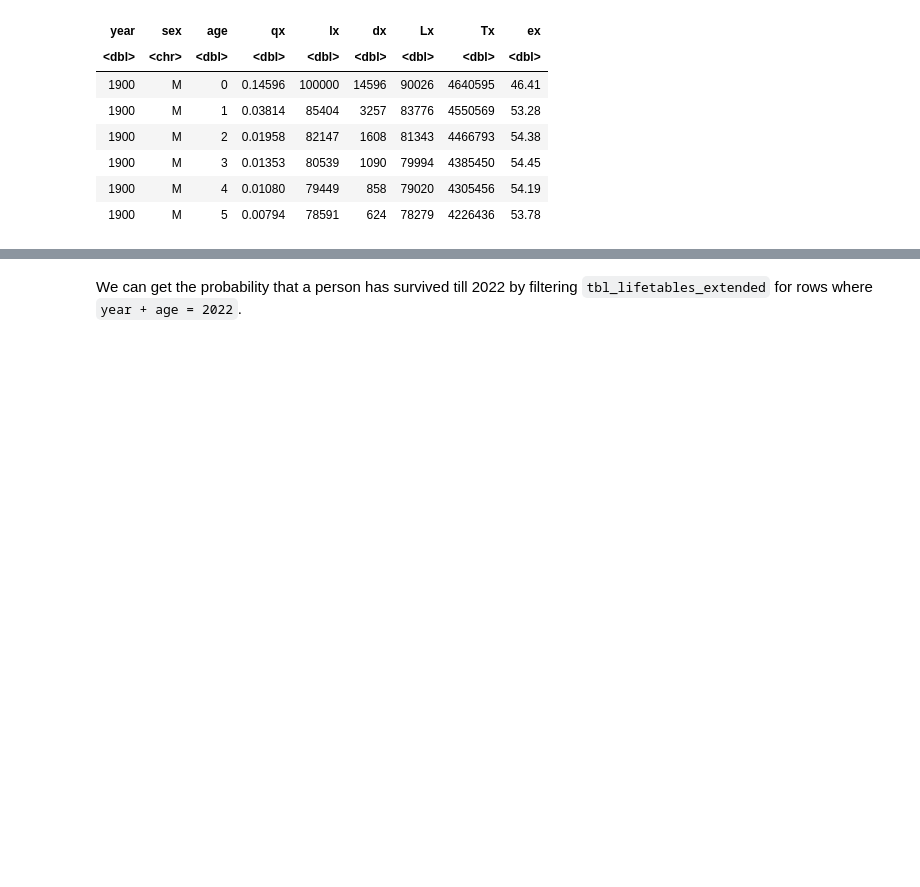
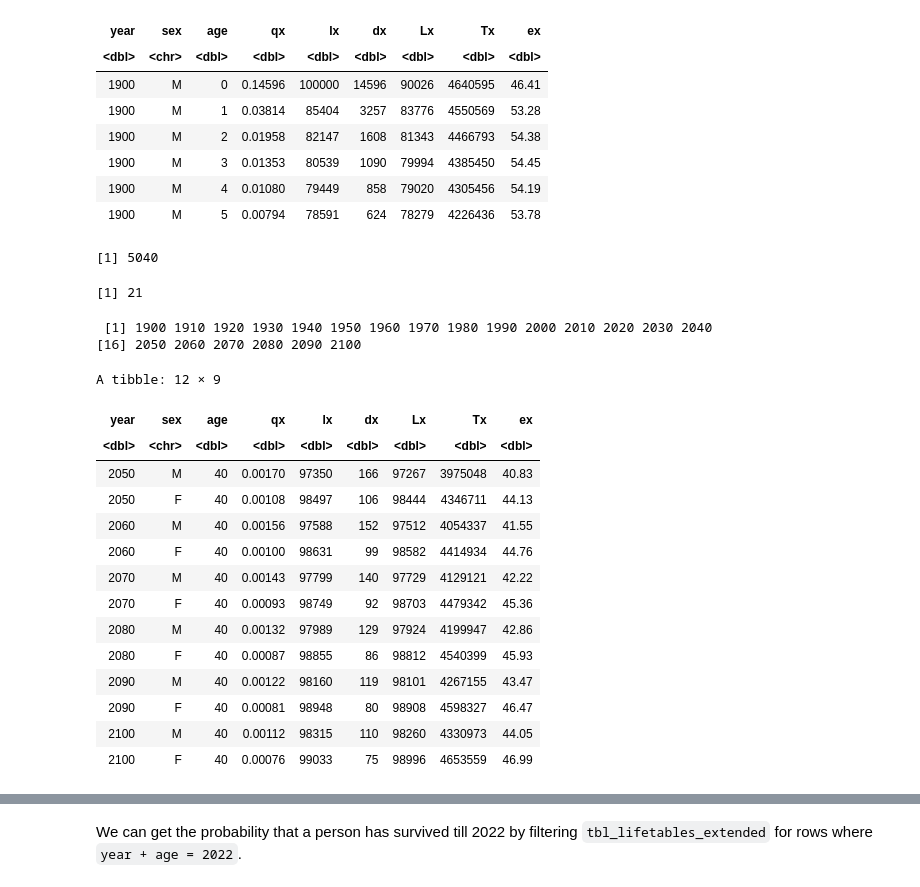
Before and after one commit to rctruta/Intro-to-R, a Jupyter notebook: [R4DS_P02]_Estimating_Age_from_Name_[Ramona_Truta].ipynb, the cells around one changed output, grey strips where cells are left out. Drawn from its saved outputs; the diff is of its cells as text; code cells hidden in the pictures; blank space fills up the shorter version.

```diff
--- a/[R4DS_P02]_Estimating_Age_from_Name_[Ramona_Truta].ipynb
+++ b/[R4DS_P02]_Estimating_Age_from_Name_[Ramona_Truta].ipynb
@@ -221,3 +211,30 @@ A tibble: 6 × 9
 | 1900 | M | 3 | 0.01353 | 80539 | 1090 | 79994 | 4385450 | 54.45 |
 | 1900 | M | 4 | 0.01080 | 79449 | 858 | 79020 | 4305456 | 54.19 |
 | 1900 | M | 5 | 0.00794 | 78591 | 624 | 78279 | 4226436 | 53.78 |
+# %%
+nrow(tbl_lifetables)
+length(unique(tbl_lifetables$year))
+unique(tbl_lifetables$year)
+# %% [output]
+[1] 5040
+[1] 21
+ [1] 1900 1910 1920 1930 1940 1950 1960 1970 1980 1990 2000 2010 2020 2030 2040
+[16] 2050 2060 2070 2080 2090 2100
+# %%
+subset(tbl_lifetables, year > 2040 & age == 40)
+# %% [output]
+A tibble: 12 × 9
+| year | sex | age | qx | lx | dx | Lx | Tx | ex |
+| <dbl> | <chr> | <dbl> | <dbl> | <dbl> | <dbl> | <dbl> | <dbl> | <dbl> |
+| 2050 | M | 40 | 0.00170 | 97350 | 166 | 97267 | 3975048 | 40.83 |
+| 2050 | F | 40 | 0.00108 | 98497 | 106 | 98444 | 4346711 | 44.13 |
+| 2060 | M | 40 | 0.00156 | 97588 | 152 | 97512 | 4054337 | 41.55 |
+| 2060 | F | 40 | 0.00100 | 98631 | 99 | 98582 | 4414934 | 44.76 |
+| 2070 | M | 40 | 0.00143 | 97799 | 140 | 97729 | 4129121 | 42.22 |
+| 2070 | F | 40 | 0.00093 | 98749 | 92 | 98703 | 4479342 | 45.36 |
+| 2080 | M | 40 | 0.00132 | 97989 | 129 | 97924 | 4199947 | 42.86 |
+| 2080 | F | 40 | 0.00087 | 98855 | 86 | 98812 | 4540399 | 45.93 |
+| 2090 | M | 40 | 0.00122 | 98160 | 119 | 98101 | 4267155 | 43.47 |
+| 2090 | F | 40 | 0.00081 | 98948 | 80 | 98908 | 4598327 | 46.47 |
+| 2100 | M | 40 | 0.00112 | 98315 | 110 | 98260 | 4330973 | 44.05 |
+| 2100 | F | 40 | 0.00076 | 99033 | 75 | 98996 | 4653559 | 46.99 |
```
Also changed, not shown: parts of 22 cells of this notebook.
